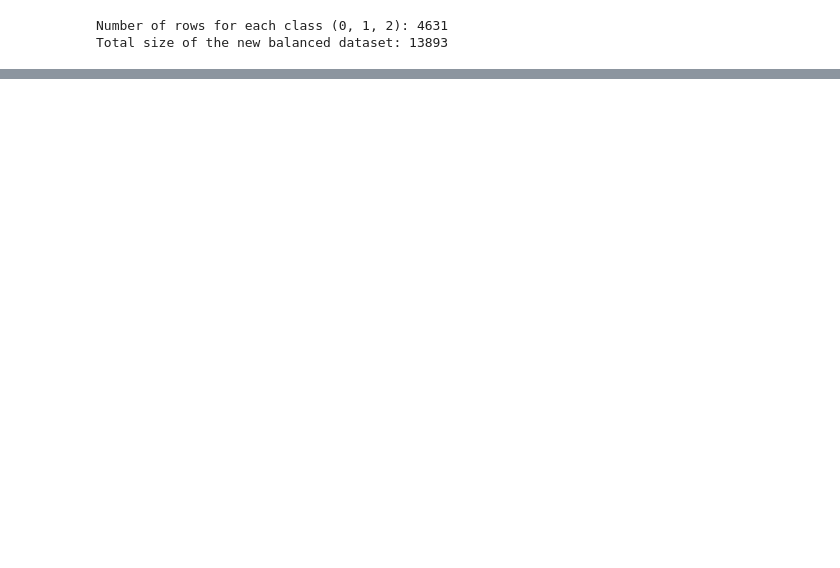
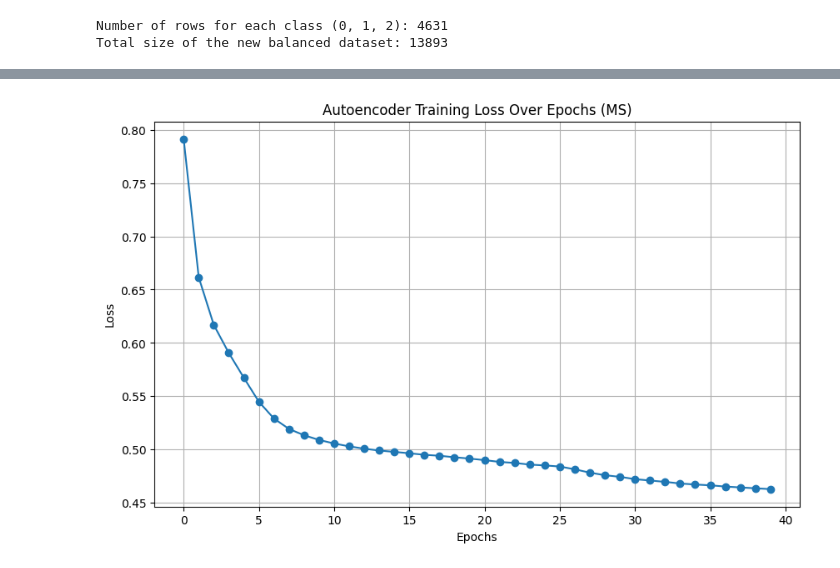
Before and after one commit to lele1001/CS483-BigDataMining-Project, a Jupyter notebook: Dimensionality Reduction/PCA_TSNE_NN.ipynb, the cells around one changed output, grey strips where cells are left out. Saved outputs shown, nothing was run; the diff lists cells and outputs as text; code cells hidden in the pictures; blank space fills up the shorter version.

```diff
--- a/Dimensionality Reduction/PCA_TSNE_NN.ipynb
+++ b/Dimensionality Reduction/PCA_TSNE_NN.ipynb
@@ -197,0 +241,10 @@ Reconstruction error (3D Autoencoder): 0.5281037238582657
+# %%
+plt.figure(figsize=(10, 6))
+plt.plot(history.history['loss'], marker='o')
+plt.title('Autoencoder Training Loss Over Epochs (MS)')
+plt.xlabel('Epochs')
+plt.ylabel('Loss')
+plt.grid(True)
+plt.show()
+# %% [output]
+[figure, added]
```
Also changed, not shown: parts of 6 cells of this notebook.
